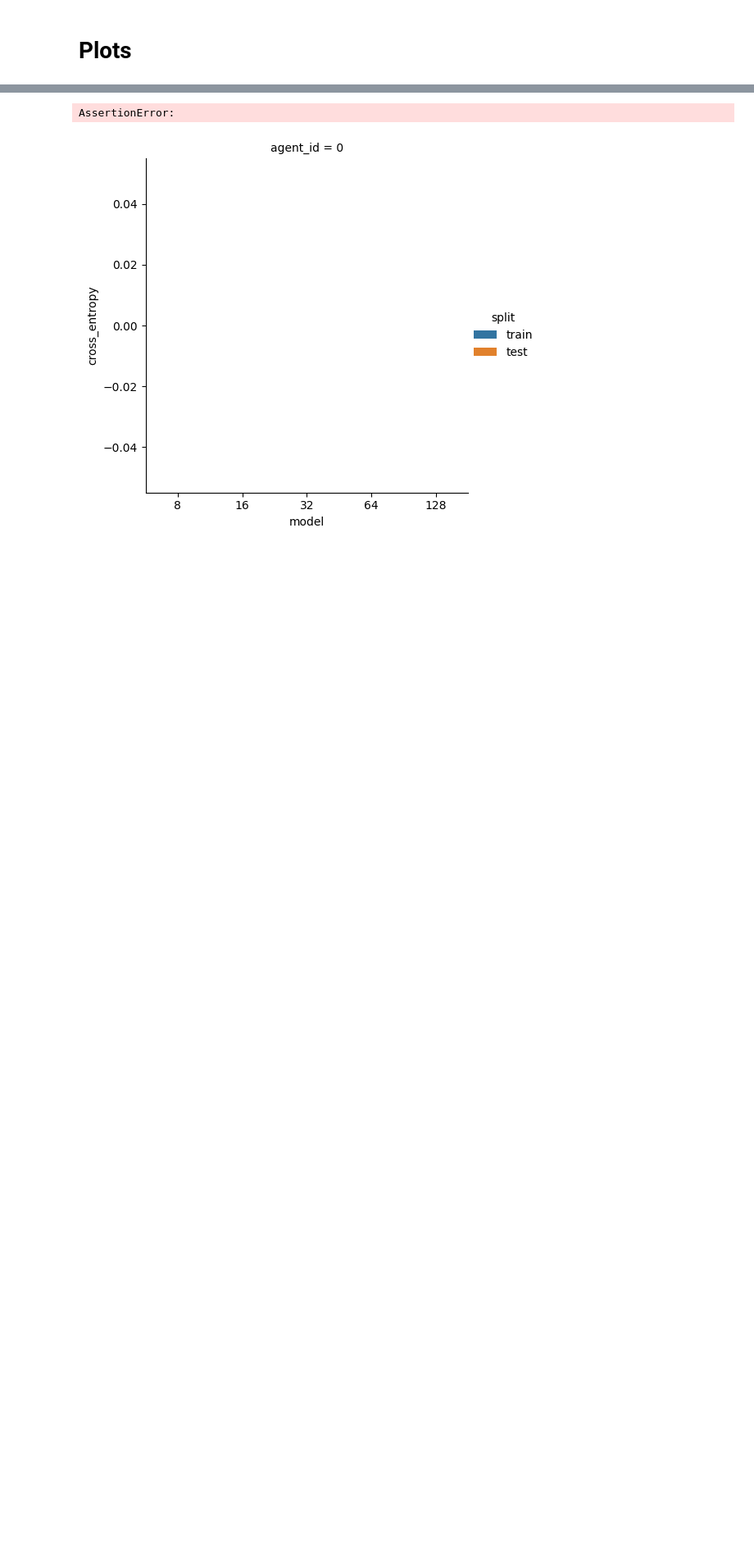
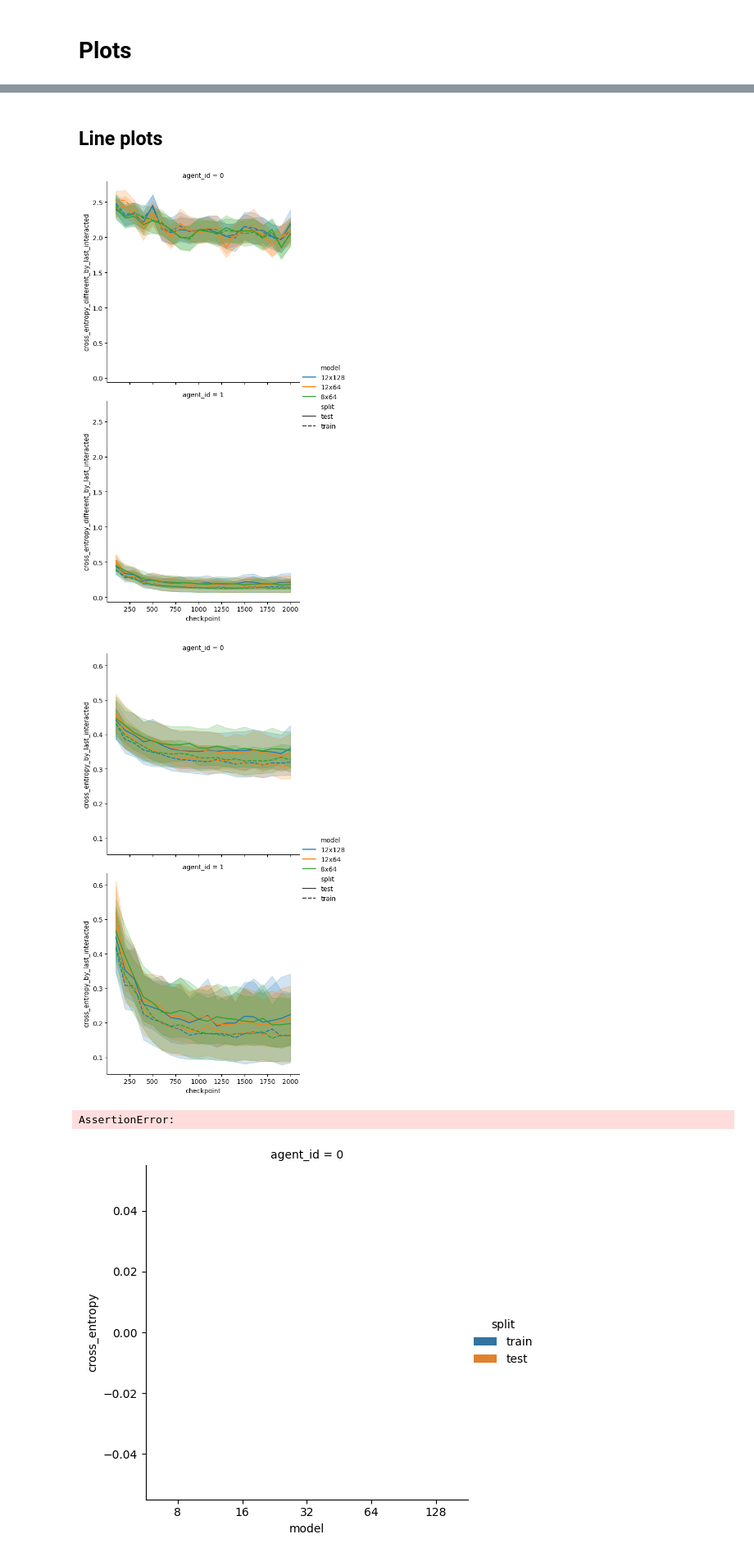
Before and after one commit to cassidylaidlaw/minecraft-building-assistance-game, a Jupyter notebook: evaluate_goal_prediction.ipynb, the cells around one changed output, grey strips where cells are left out. Shown: that part at 82% size. Cells and saved outputs as stored; diff of their text form; code cells hidden in the pictures; blank space fills up the shorter version.

```diff
--- a/evaluate_goal_prediction.ipynb
+++ b/evaluate_goal_prediction.ipynb
@@ -264,15 +298,0 @@ all_df.iloc[all_df.duplicated(subset=expected_unique_cols).values.nonzero()[0].t
-# %%
-for key in all_df.columns:
-    if key not in [
-        "cross_entropy",
-        "cross_entropy_different",
-        "cross_entropy_by_last_interacted",
-        "cross_entropy_different_by_last_interacted",
-        "checkpoint",
-        "episode",
-        "agent_id",
-        "split",
-    ]:
-        nunique = all_df[key].nunique()
-        if nunique > 1:
-            print(key, nunique)
@@ -299,0 +327,56 @@ Index(['cross_entropy', 'cross_entropy_different', 'episode', 'agent_id',
+# %% [markdown]
+## Line plots
+# %%
+hue = "model"
+# Columns of the facet grid. Can be None, which won't create separate columns.
+col = None
+# Parameters to use directly (if use_baseline_params is False) or to update the
+# baseline params (if use_baseline_params is True).
+update_params = {}  # {"sep_transformer": False}
+use_baseline_params = True
+
+if use_baseline_params:
+    col_to_param_dict = BASELINE_PARAMS.copy()
+    col_to_param_dict.update(update_params)
+    # Allow multiple values for hue because we want to plot them.
+    del col_to_param_dict[hue]
+else:
+    col_to_param_dict = update_params.copy()
+
+assert hue not in col_to_param_dict
+
+data = all_df.copy()
+for key, value in col_to_param_dict.items():
+    data = data[data[key] == value]
+
+# If there are multiple runs per unique hue value, keep only the most recent run.
+unique_run_data = []
+group_cols = [hue] if col is None else [hue, col]
+for key, group_df in data.groupby(group_cols):
+    run_paths = group_df.run_path.unique()
+    if len(run_paths) > 1:
+        most_recent_run_path = max(
+            run_paths, key=lambda p: datetime.strptime(p.parts[-2], "%Y-%m-%d_%H-%M-%S")
+        )
+        group_df = group_df[group_df.run_path == most_recent_run_path]
+    unique_run_data.append(group_df)
+
+unique_run_data = pd.concat(unique_run_data, ignore_index=True)
+
+for metric in [
+    "cross_entropy_different_by_last_interacted",
+    "cross_entropy_by_last_interacted",
+]:
+    sns.relplot(
+        data=unique_run_data,
+        x="checkpoint",
+        y=metric,
+        row="agent_id",
+        col=col,
+        hue=hue,
+        style="split",
+        kind="line",
+    )
+# %% [output]
+[figure, added]
+[figure, added]
```
Also changed, not shown: parts of 16 cells of this notebook.
